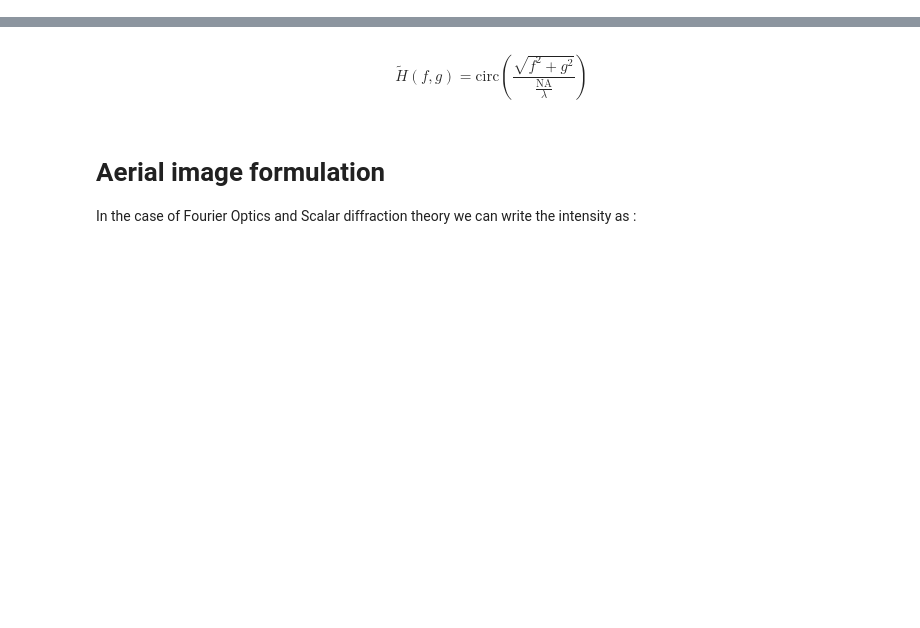
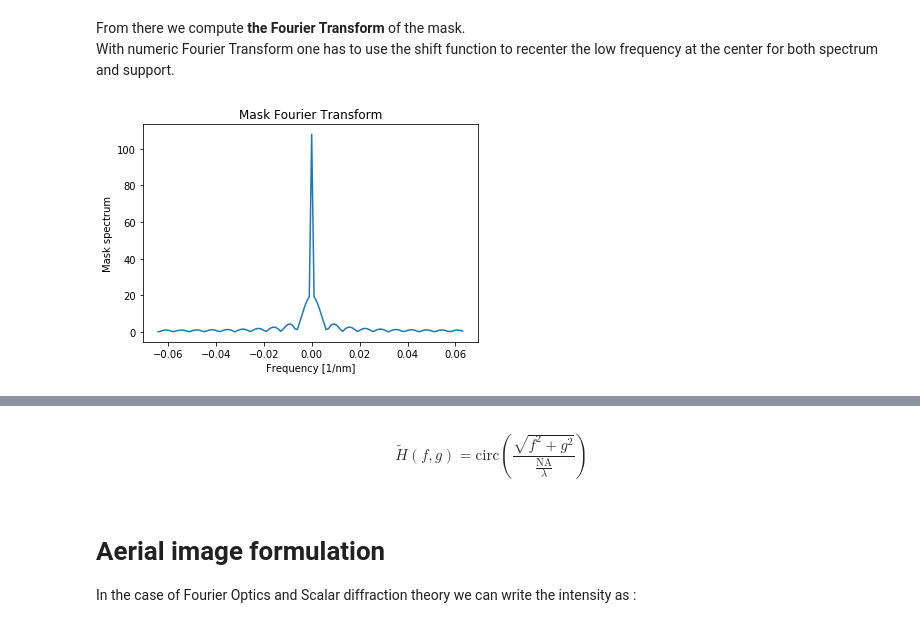
Before and after one commit to pierremifasol/Lithography-Simulation, a Jupyter notebook: Lithography.ipynb, the cells around one changed output, grey strips where cells are left out. Drawn from its saved outputs; the diff is of its cells as text; code cells hidden in the pictures; blank space fills up the shorter version.

```diff
--- a/Lithography.ipynb
+++ b/Lithography.ipynb
@@ -13,0 +28,15 @@ The sources illuminates the mask.
+# %% [markdown]
+From there we compute **the Fourier Transform** of the mask.
+With numeric Fourier Transform one has to use the shift function to recenter the low frequency at the center for both spectrum and support.
+# %%
+# Computation of the mask TF and its frequency support
+mask_ft=np.fft.fftshift(np.fft.fft(mask))
+freq_support=np.fft.fftshift(np.fft.fftfreq(128,d=dx))
+# Plotting section
+plt.title('Mask Fourier Transform')
+plt.plot(freq_support,np.abs(mask_ft))
+plt.xlabel('Frequency [1/nm]')
+plt.ylabel('Mask spectrum')
+plt.show()
+# %% [output]
+[figure, added]
```
Also changed, not shown: parts of 10 cells of this notebook.
